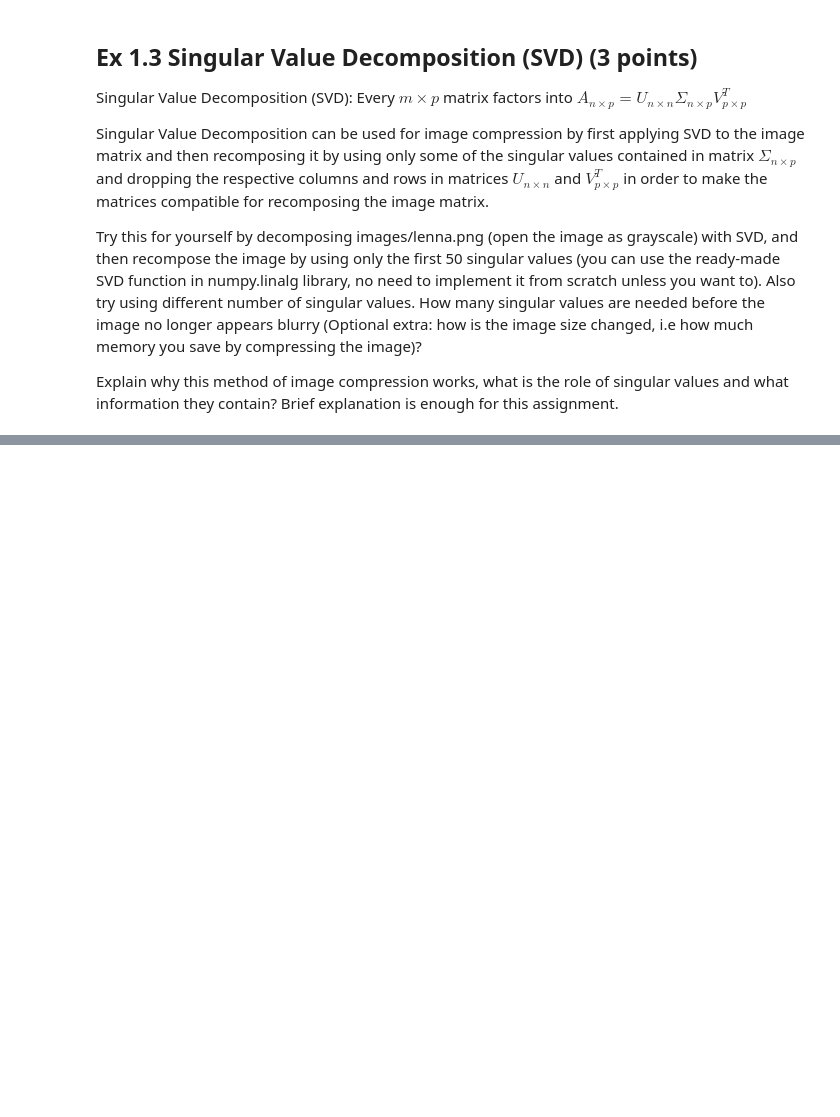
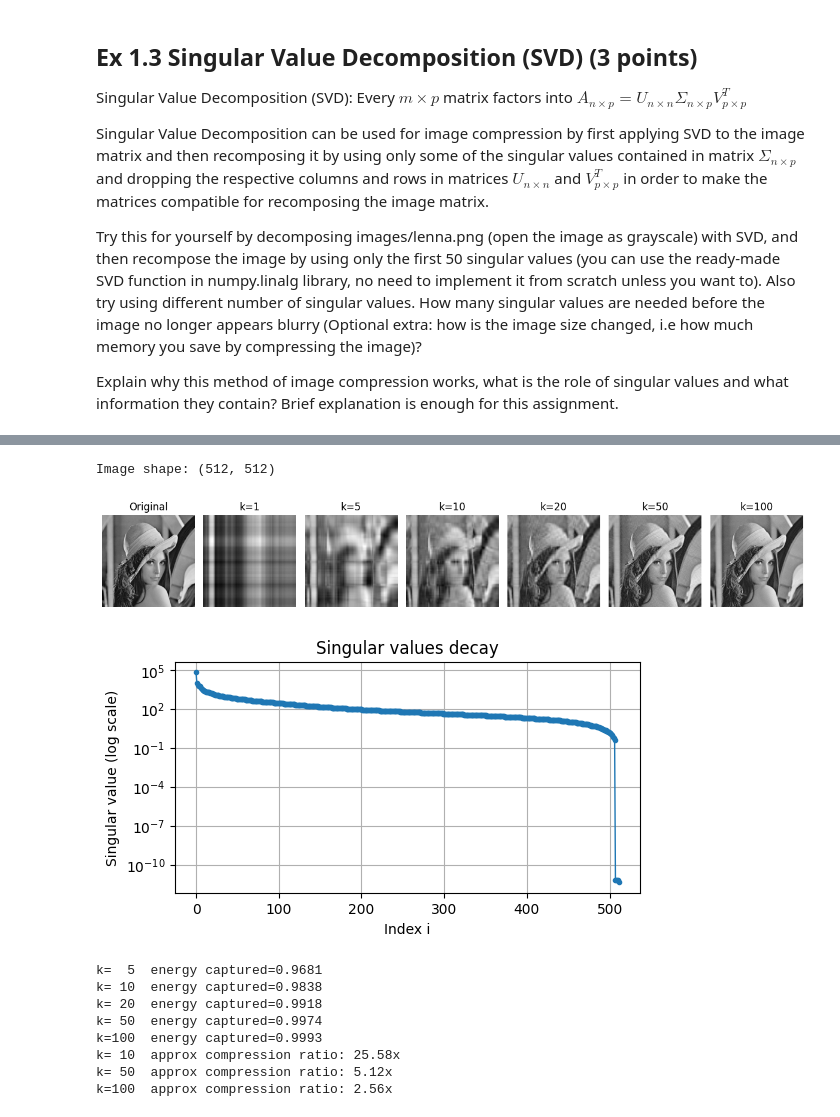
Before and after one commit to macpalor/computer-vision, a Jupyter notebook: ex1/CV-2025-exercises-01.ipynb, the cells around one changed output, grey strips where cells are left out. Saved outputs shown, nothing was run; the diff lists cells and outputs as text; code cells hidden in the pictures; blank space fills up the shorter version.

```diff
--- a/ex1/CV-2025-exercises-01.ipynb
+++ b/ex1/CV-2025-exercises-01.ipynb
@@ -287,0 +313,76 @@ Explain why this method of image compression works, what is the role of singular
+# %%
+img = cv2.imread('images/lenna.png', cv2.IMREAD_GRAYSCALE)
+if img is None:
+    raise FileNotFoundError("images/lenna.png not found. Check path.")
+
+M, N = img.shape
+print("Image shape:", img.shape)
+
+# 2) Compute full SVD (economy size)
+U, S, Vt = np.linalg.svd(img.astype(float), full_matrices=False)
+# S is a 1D array of singular values length = min(M,N)
+
+# 3) Function to reconstruct with k singular values
+def reconstruct_k(k):
+    # U[:, :k] @ np.diag(S[:k]) @ Vt[:k, :]
+    return (U[:, :k] * S[:k]) @ Vt[:k, :]
+
+# 4) Show originals and reconstructions
+ks = [1, 5, 10, 20, 50, 100]  # adjust depending on image size
+ks = [k for k in ks if k <= min(M, N)]
+n = len(ks) + 1
+plt.figure(figsize=(12, 3))
+plt.subplot(1, n, 1)
+plt.imshow(img, cmap='gray'), plt.title('Original')
+plt.axis('off')
+
+for i, k in enumerate(ks, start=2):
+    rec = reconstruct_k(k)
+    rec_clipped = np.clip(rec, 0, 255).astype(np.uint8)
+    plt.subplot(1, n, i)
+    plt.imshow(rec_clipped, cmap='gray')
+    plt.title(f'k={k}')
+    plt.axis('off')
+
+plt.tight_layout()
+plt.show()
+
+# 5) Plot singular values (log scale helpful)
+plt.figure(figsize=(6,3))
+plt.plot(S, marker='.', linewidth=1)
+plt.yscale('log')
+plt.xlabel('Index i')
+plt.ylabel('Singular value (log scale)')
+plt.title('Singular values decay')
+plt.grid(True)
+plt.show()
+
+# 6) Optional: compute energy captured and compression ratio
+energy_total = np.sum(S**2)
+for k in [5, 10, 20, 50, 100]:
+    if k > len(S): break
+    energy_k = np.sum(S[:k]**2)
+    print(f"k={k:3d}  energy captured={energy_k/energy_total:.4f}")
+
+# 7) Compression storage (approx): original M*N values vs U_k, S_k, Vt_k
+def compression_ratio(k):
+    orig = M * N
+    # storing real numbers: U(M*k) + S(k) + Vt(k*N)
+    stored = M*k + k + k*N
+    return orig / stored
+
+for k in [10, 50, 100]:
+    if k > min(M,N): break
+    print(f"k={k:3d}  approx compression ratio: {compression_ratio(k):.2f}x")
+# %% [output]
+Image shape: (512, 512)
+[figure, added]
+[figure, added]
+k=  5  energy captured=0.9681
+k= 10  energy captured=0.9838
+k= 20  energy captured=0.9918
+k= 50  energy captured=0.9974
+k=100  energy captured=0.9993
+k= 10  approx compression ratio: 25.58x
+k= 50  approx compression ratio: 5.12x
+k=100  approx compression ratio: 2.56x
```
Also changed, not shown: parts of 4 cells of this notebook.
